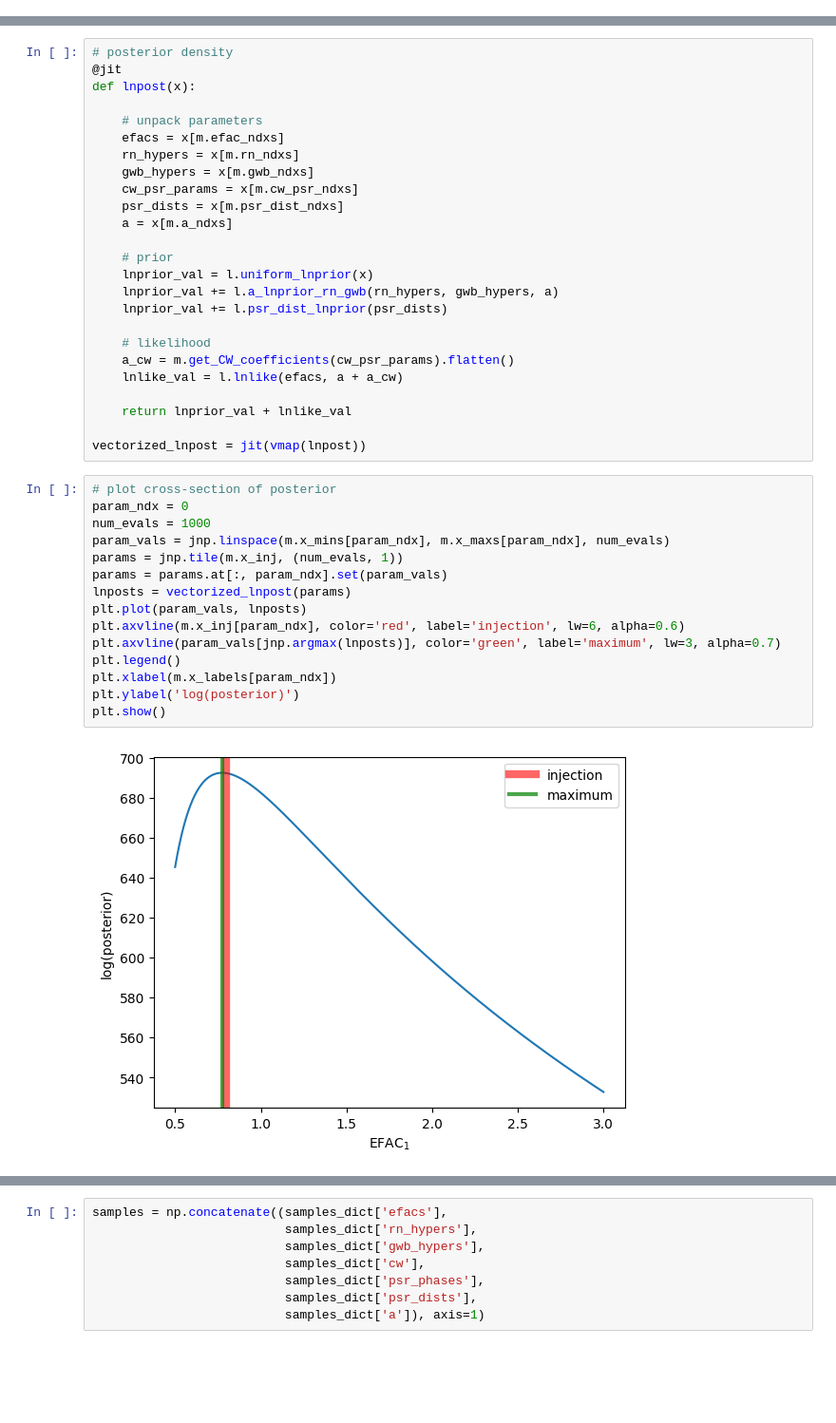
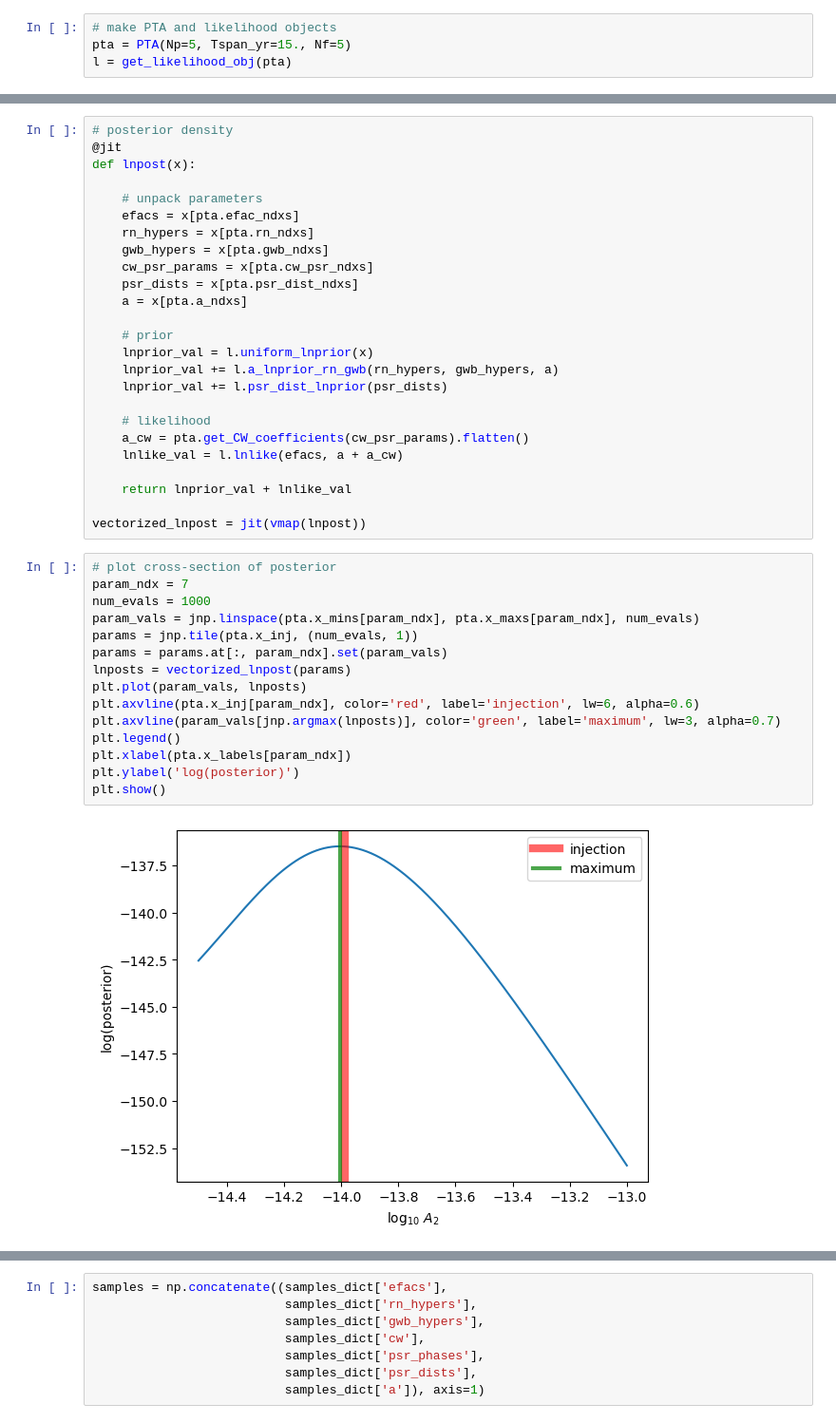
Before and after one commit to aiden-g12321/PTA_joint, a Jupyter notebook: hmc.ipynb, the cells around one changed output, grey strips where cells are left out. Shown at 95% size. Saved outputs shown, nothing was run; the diff lists cells and outputs as text; blank space fills up the shorter version.

```diff
--- a/hmc.ipynb
+++ b/hmc.ipynb
@@ -26,3 +29,7 @@ config.update('jax_enable_x64', True)
+# %%
+# make PTA and likelihood objects
+pta = PTA(Np=5, Tspan_yr=15., Nf=5)
+l = get_likelihood_obj(pta)
 # %%
 # plot data and injected signals
 psr_ndx = 0
@@ -47,12 +54,12 @@ plt.show()
 def lnpost(x):
 
     # unpack parameters
-    efacs = x[m.efac_ndxs]
-    rn_hypers = x[m.rn_ndxs]
-    gwb_hypers = x[m.gwb_ndxs]
-    cw_psr_params = x[m.cw_psr_ndxs]
-    psr_dists = x[m.psr_dist_ndxs]
-    a = x[m.a_ndxs]
+    efacs = x[pta.efac_ndxs]
+    rn_hypers = x[pta.rn_ndxs]
+    gwb_hypers = x[pta.gwb_ndxs]
+    cw_psr_params = x[pta.cw_psr_ndxs]
+    psr_dists = x[pta.psr_dist_ndxs]
+    a = x[pta.a_ndxs]
 
     # prior
     lnprior_val = l.uniform_lnprior(x)
@@ -60,7 +67,7 @@ def lnpost(x):
     lnprior_val += l.psr_dist_lnprior(psr_dists)
 
     # likelihood
-    a_cw = m.get_CW_coefficients(cw_psr_params).flatten()
+    a_cw = pta.get_CW_coefficients(cw_psr_params).flatten()
     lnlike_val = l.lnlike(efacs, a + a_cw)
 
     return lnprior_val + lnlike_val
@@ -68,21 +75,21 @@ def lnpost(x):
 vectorized_lnpost = jit(vmap(lnpost))
 # %%
 # plot cross-section of posterior
-param_ndx = 0
+param_ndx = 7
 num_evals = 1000
-param_vals = jnp.linspace(m.x_mins[param_ndx], m.x_maxs[param_ndx], num_evals)
-params = jnp.tile(m.x_inj, (num_evals, 1))
+param_vals = jnp.linspace(pta.x_mins[param_ndx], pta.x_maxs[param_ndx], num_evals)
+params = jnp.tile(pta.x_inj, (num_evals, 1))
 params = params.at[:, param_ndx].set(param_vals)
 lnposts = vectorized_lnpost(params)
 plt.plot(param_vals, lnposts)
-plt.axvline(m.x_inj[param_ndx], color='red', label='injection', lw=6, alpha=0.6)
+plt.axvline(pta.x_inj[param_ndx], color='red', label='injection', lw=6, alpha=0.6)
 plt.axvline(param_vals[jnp.argmax(lnposts)], color='green', label='maximum', lw=3, alpha=0.7)
 plt.legend()
-plt.xlabel(m.x_labels[param_ndx])
+plt.xlabel(pta.x_labels[param_ndx])
 plt.ylabel('log(posterior)')
 plt.show()
 # %% [output]
-[figure, old version]
+[figure, new version]
 # %%
 @jit
 def transform_a(rn_hypers, gwb_hypers, a_standard):
```
Also changed, not shown: parts of 12 cells of this notebook, 6 other files.
